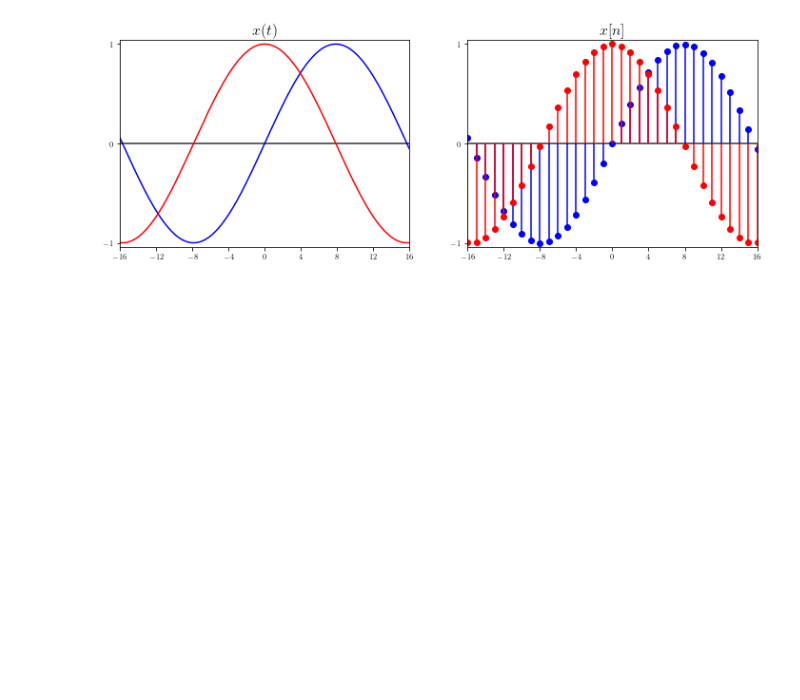
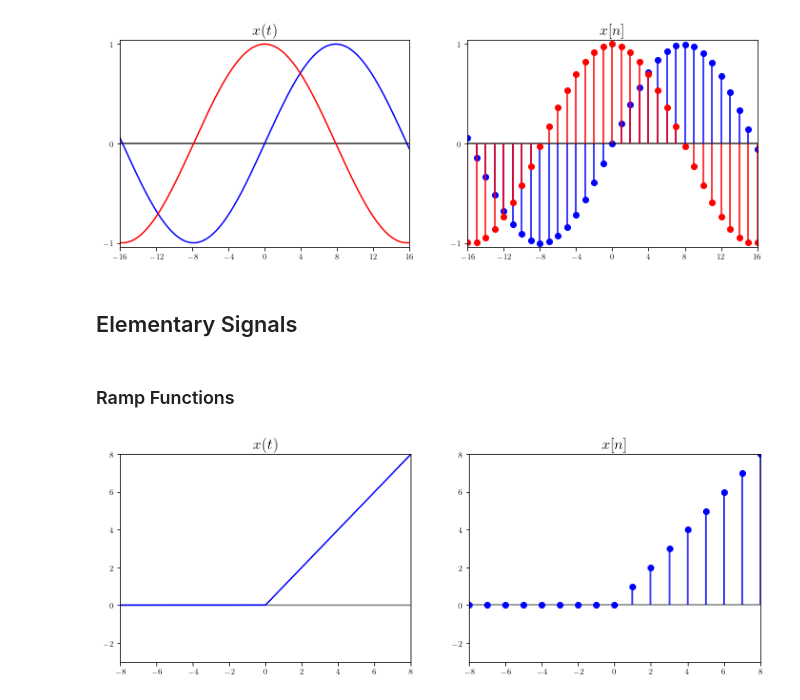
Before and after one commit to tmquan/ivcl, a Jupyter notebook: _sources/courses/dsp/intro.ipynb, the cells around one changed output. Saved outputs shown, nothing was run; the diff lists cells and outputs as text; code cells hidden in the pictures; blank space fills up the shorter version.

```diff
--- a/_sources/courses/dsp/intro.ipynb
+++ b/_sources/courses/dsp/intro.ipynb
@@ -185,6 +188,5 @@ plt.show()
 # %%
 # HIDE/SHOW
-t = sp.Symbol('t')
 fig, ax = plt.subplots(
     2, 2,
     figsize=(12, 8),
@@ -224,6 +226,5 @@ plt.show()
 # %%
 # HIDE/SHOW
-t = sp.Symbol('t')
 fig, ax = plt.subplots(
     2, 2,
     figsize=(12, 8),
@@ -269,6 +270,5 @@ plt.show()
 # %%
 # HIDE/SHOW
-t = sp.Symbol('t')
 fig, ax = plt.subplots(
     1, 2,
     figsize=(12, 4),
@@ -291,3 +291,28 @@ ax[1].set_title(r'$x[n]$', fontsize=16)
 plt.show()
 # %% [output]
 [figure]
+# %% [markdown]
+## Elementary Signals
+# %% [markdown]
+### Ramp Functions
+# %%
+# HIDE/SHOW
+fig, ax = plt.subplots(
+    1, 2,
+    figsize=(12, 4),
+    # tight_layout=True,
+)
+
+mpl_axes_plot(ax[0], t*sp.Heaviside(t), (t, -40, 40), color='b')
+ax[0].set_xlim(-8, 8, 1)
+ax[0].set_ylim(-3, 8, 1)
+ax[0].set_title(r'$x(t)$', fontsize=16)
+
+mpl_axes_stem(ax[1], t*sp.Heaviside(t), (t, -40, 40, 1), linefmt='b', markerfmt='bo')
+ax[1].set_xlim(-8, 8, 1)
+ax[1].set_ylim(-3, 8, 1)
+ax[1].set_title(r'$x[n]$', fontsize=16)
+
+plt.show()
+# %% [output]
+[figure, added]
```
Also changed, not shown: parts of 19 cells of this notebook, 12 other files.
